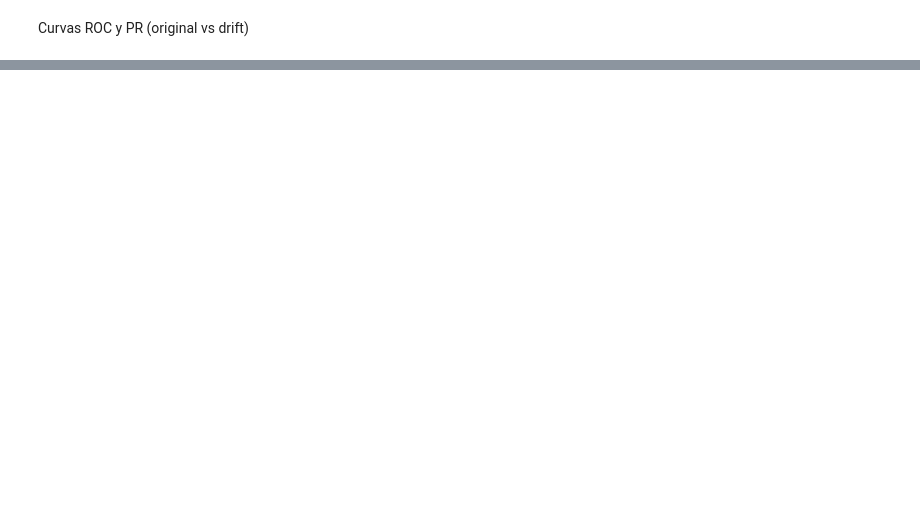
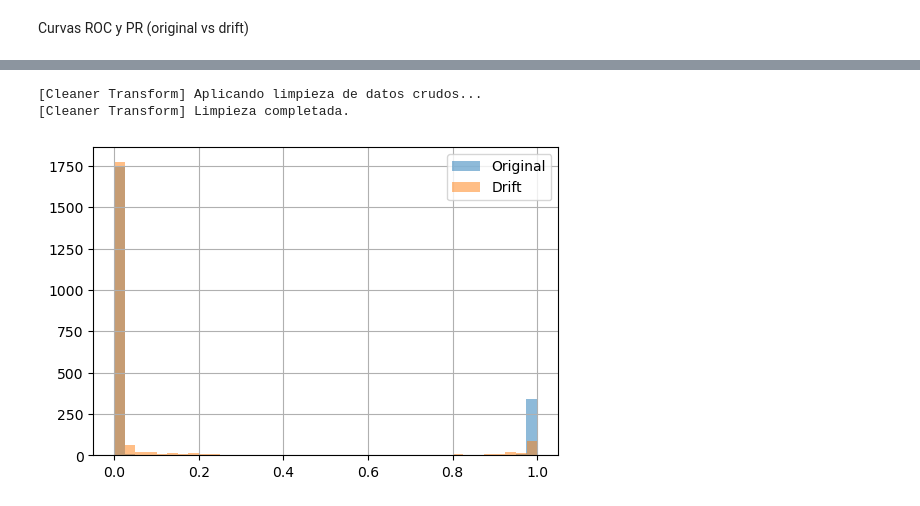
Before and after one commit to KIKINWERO/Proyecto_Avance, a Jupyter notebook: notebooks/5.0_DataDrift.ipynb, the cells around one changed output, grey strips where cells are left out. Saved outputs shown, nothing was run; the diff lists cells and outputs as text; code cells hidden in the pictures; blank space fills up the shorter version.

Commit message:
Data drift completo

```diff
--- a/notebooks/5.0_DataDrift.ipynb
+++ b/notebooks/5.0_DataDrift.ipynb
@@ -179,0 +531,16 @@ if hasattr(model, "predict_proba"):
+# %%
+clase_objetivo_nombre = "Obesity_Type_I"
+clase_objetivo_idx = class_names.index(clase_objetivo_nombre)
+
+y_bin = (y == clase_objetivo_nombre).astype(int)
+y_prob = model.predict_proba(X)[:, clase_objetivo_idx]
+# %% [output]
+[Cleaner Transform] Aplicando limpieza de datos crudos...
+[Cleaner Transform] Limpieza completada.
+# %%
+plt.hist(probs_orig_df[clase_objetivo_nombre], bins=40, alpha=0.5, label="Original")
+plt.hist(probs_drift_df[clase_objetivo_nombre], bins=40, alpha=0.5, label="Drift")
+plt.legend()
+plt.show()
+# %% [output]
+[figure, added]
```
Also changed, not shown: parts of 50 cells of this notebook.
